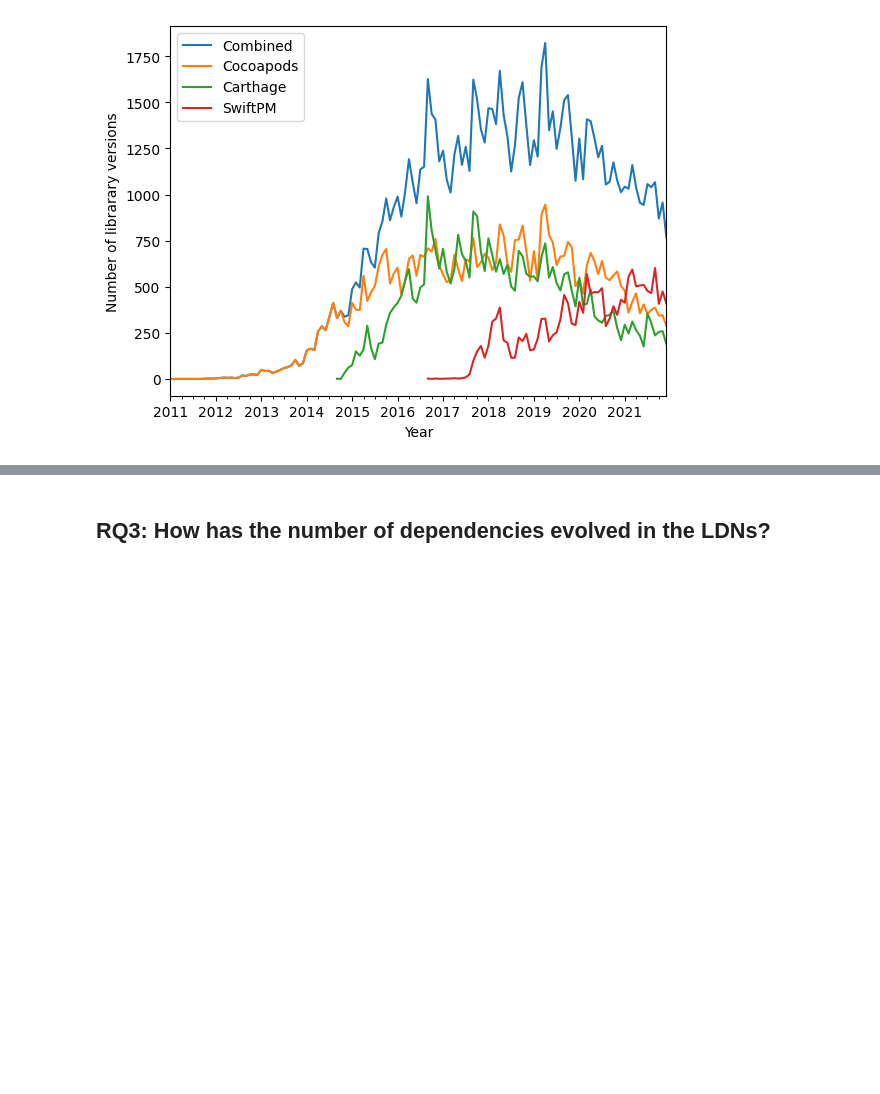
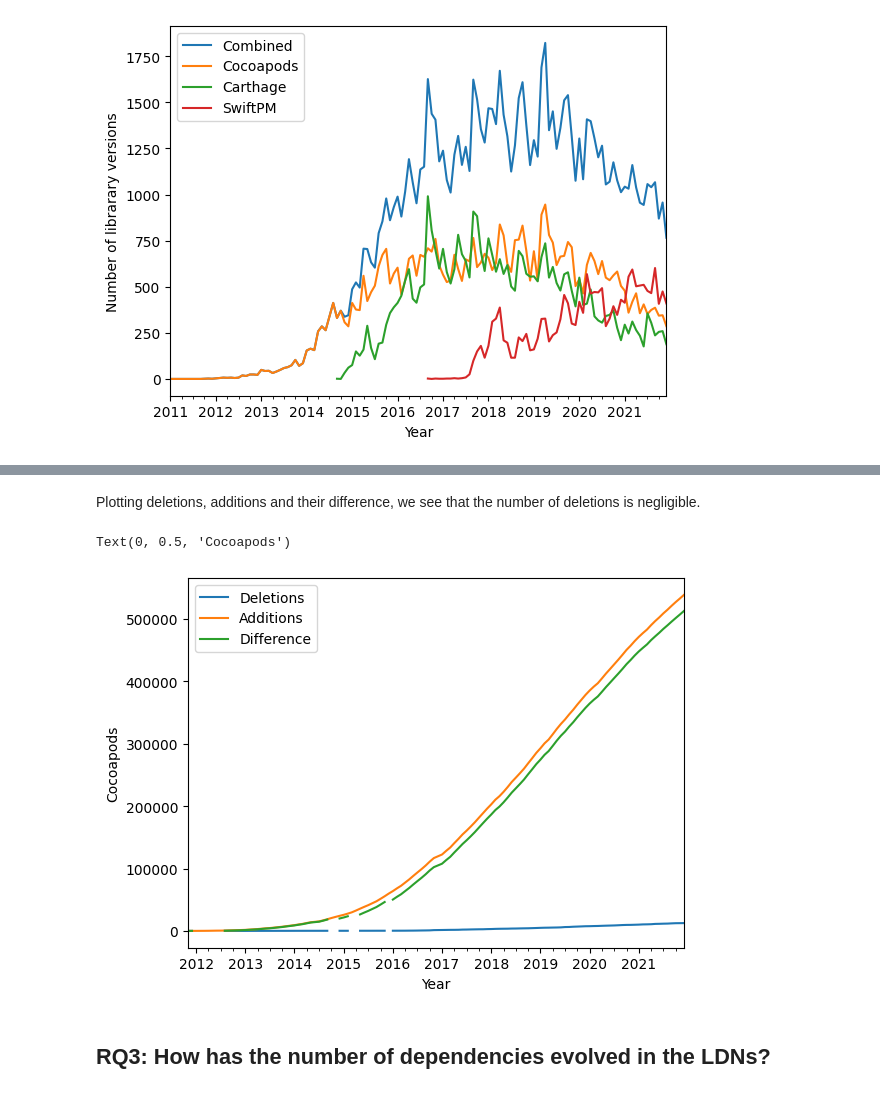
Before and after one commit to kristiinara/LibraryDependencyEvolution, a Jupyter notebook: Analysis of Library Dependency Networks of Package Managers Used in iOS Development (MobileSoft).ipynb, the cells around one changed output, grey strips where cells are left out. Saved outputs shown, nothing was run; the diff lists cells and outputs as text; code cells hidden in the pictures; blank space fills up the shorter version.

```diff
--- a/Analysis of Library Dependency Networks of Package Managers Used in iOS Development (MobileSoft).ipynb
+++ b/Analysis of Library Dependency Networks of Package Managers Used in iOS Development (MobileSoft).ipynb
@@ -297,3 +389,25 @@ plt.savefig('plot_number_of_library_updates_per_month_per_package_manager.pdf',
+# %%
+additions = cocoapods[(cocoapods['operation'] == 'A') & (cocoapods['file'].str.contains(".podspec"))
+          & ~((cocoapods['year'] == 2016) & (cocoapods['month'] == 12))
+          & ~((cocoapods['year'] == 2014) & (cocoapods['month'] == 6))
+          & (cocoapods['year'] != 2022)].groupby(['combined']).size()
+deletions = cocoapods[(cocoapods['operation'] == 'D') & (cocoapods['file'].str.contains(".podspec"))
+          & ~((cocoapods['year'] == 2016) & (cocoapods['month'] == 12))
+          & ~((cocoapods['year'] == 2014) & (cocoapods['month'] == 6))
+          & (cocoapods['year'] != 2022)].groupby(['combined']).size()
+# %% [markdown]
+Plotting deletions, additions and their difference, we see that
+the number of deletions is negligible.
+# %%
+difference = pd.DataFrame({'Deletions': deletions.cumsum(), 'Additions': additions.cumsum(), 'Difference': (additions - deletions).cumsum()})
+
+difference.plot()
+plt.legend(loc='upper left')
+plt.xlabel("Year")
+plt.ylabel("Cocoapods")
+# %% [output]
+Text(0, 0.5, 'Cocoapods')
+[figure, added]
 # %% [markdown]
 ## RQ3: How has the number of dependencies evolved in the LDNs?
 # %% [markdown]
```
Also changed, not shown: parts of 18 cells of this notebook, 2 other files.
